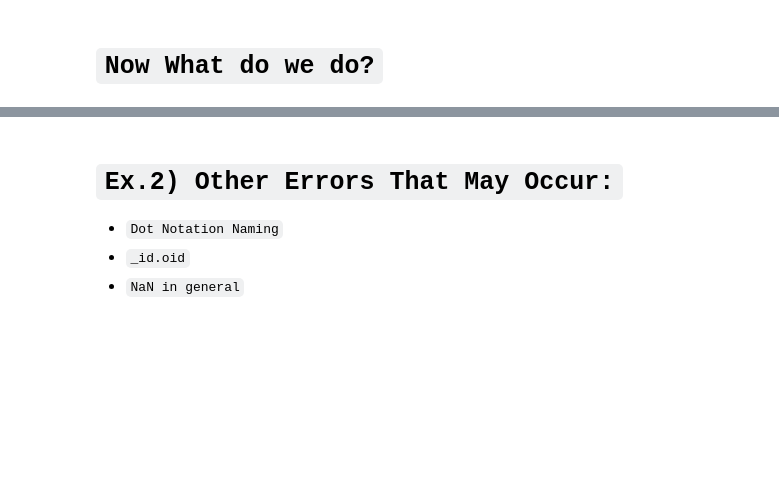
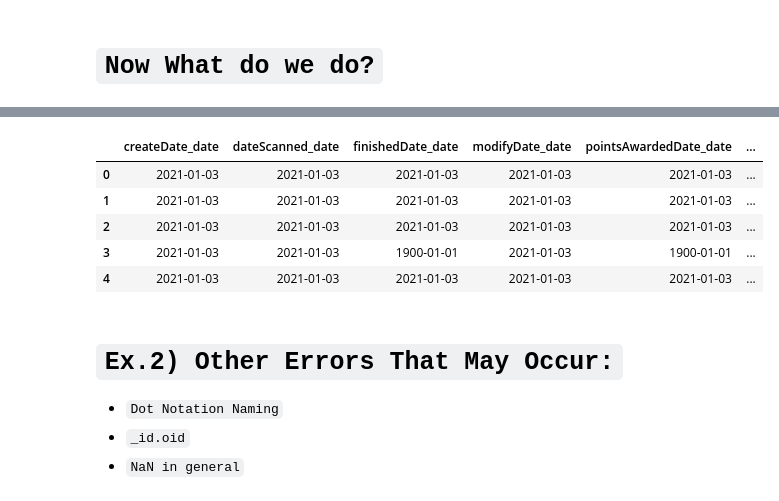
Before and after one commit to MrFuguDataScience/SendDataFrom-R-Python-to-SQL-PSQL-Mongo, a Jupyter notebook: Python_MySQL_Hiccups.ipynb, the cells around one changed output, grey strips where cells are left out. Cells and saved outputs as stored; diff of their text form; code cells hidden in the pictures; blank space fills up the shorter version.

```diff
--- a/Python_MySQL_Hiccups.ipynb
+++ b/Python_MySQL_Hiccups.ipynb
@@ -182,13 +271,20 @@ df.columns
 # %%
 # 2)
 
 """
 This was a dummy date so MySQL would take import and you can query this to find your Nan values easy
 if you want I would think about replacing with CreateDate for consistency. This will depend on what you are
 needing as an end result or personal preference.
 """
-new_date_nan_changed=pp_new.replace(np.nan,'1900-01-01',regex=True)
+new_date_nan_changed=format_dt_df.replace(np.nan,'1900-01-01',regex=True)
 new_date_nan_changed.head()
+# %% [output]
+|  | createDate_date | dateScanned_date | finishedDate_date | modifyDate_date | pointsAwardedDate_date | ... |
+| 0 | 2021-01-03 | 2021-01-03 | 2021-01-03 | 2021-01-03 | 2021-01-03 | ... |
+| 1 | 2021-01-03 | 2021-01-03 | 2021-01-03 | 2021-01-03 | 2021-01-03 | ... |
+| 2 | 2021-01-03 | 2021-01-03 | 2021-01-03 | 2021-01-03 | 2021-01-03 | ... |
+| 3 | 2021-01-03 | 2021-01-03 | 1900-01-01 | 2021-01-03 | 1900-01-01 | ... |
+| 4 | 2021-01-03 | 2021-01-03 | 2021-01-03 | 2021-01-03 | 2021-01-03 | ... |
 # %%
 # Send Dates: With Correct formatting for schema:
 
```
Also changed, not shown: parts of 7 cells of this notebook.
